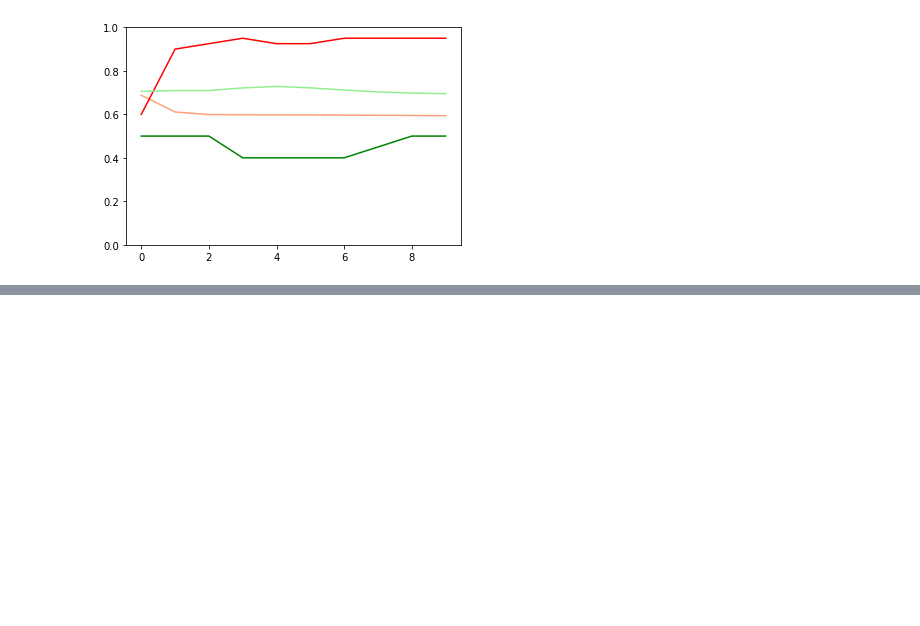
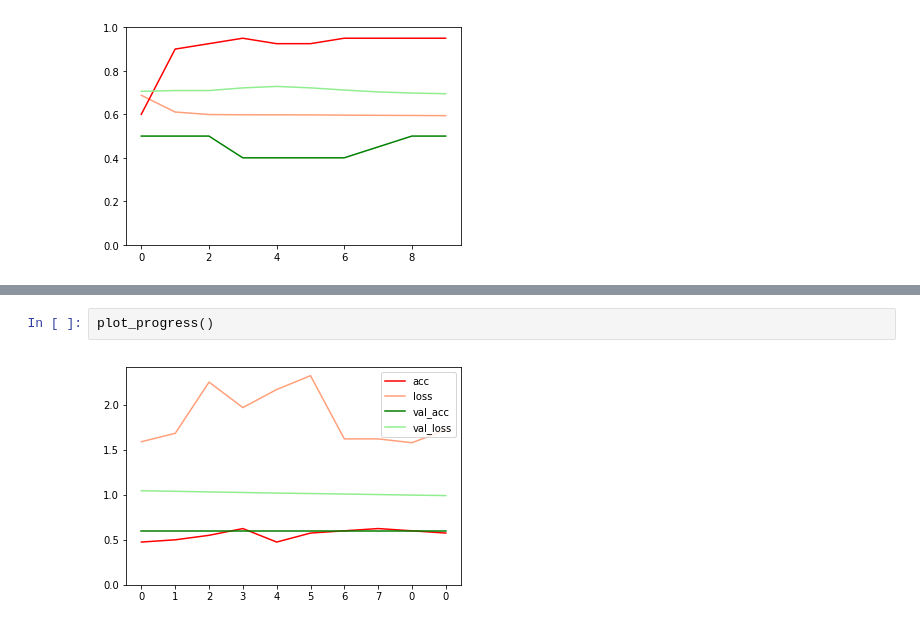
Before and after one commit to sbalk/ifastdiy, a Jupyter notebook: Invasive_species.ipynb, the cells around one changed output, grey strips where cells are left out. Drawn from its saved outputs; the diff is of its cells as text; blank space fills up the shorter version.

```diff
--- a/Invasive_species.ipynb
+++ b/Invasive_species.ipynb
@@ -258,0 +861,4 @@ plt.ylim(0,1)
+# %%
+plot_progress()
+# %% [output]
+[figure, added]
```
Also changed, not shown: parts of 58 cells of this notebook, 4 other files.
